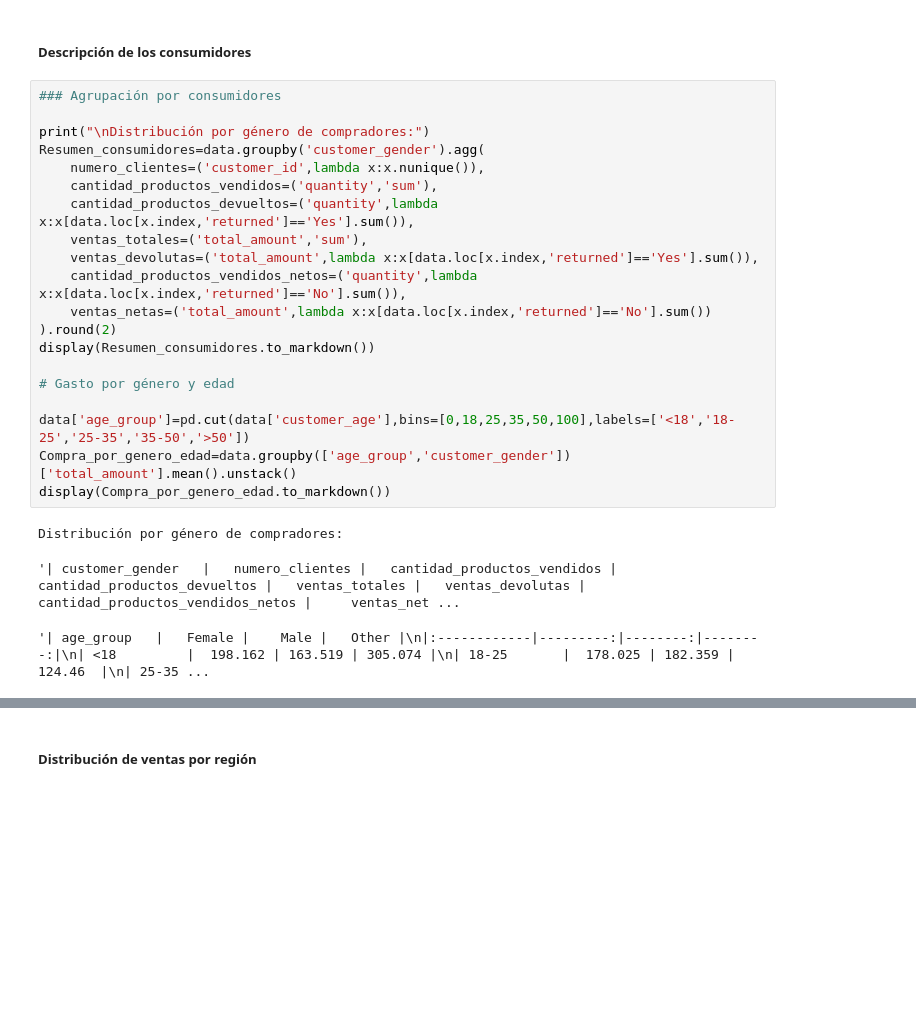
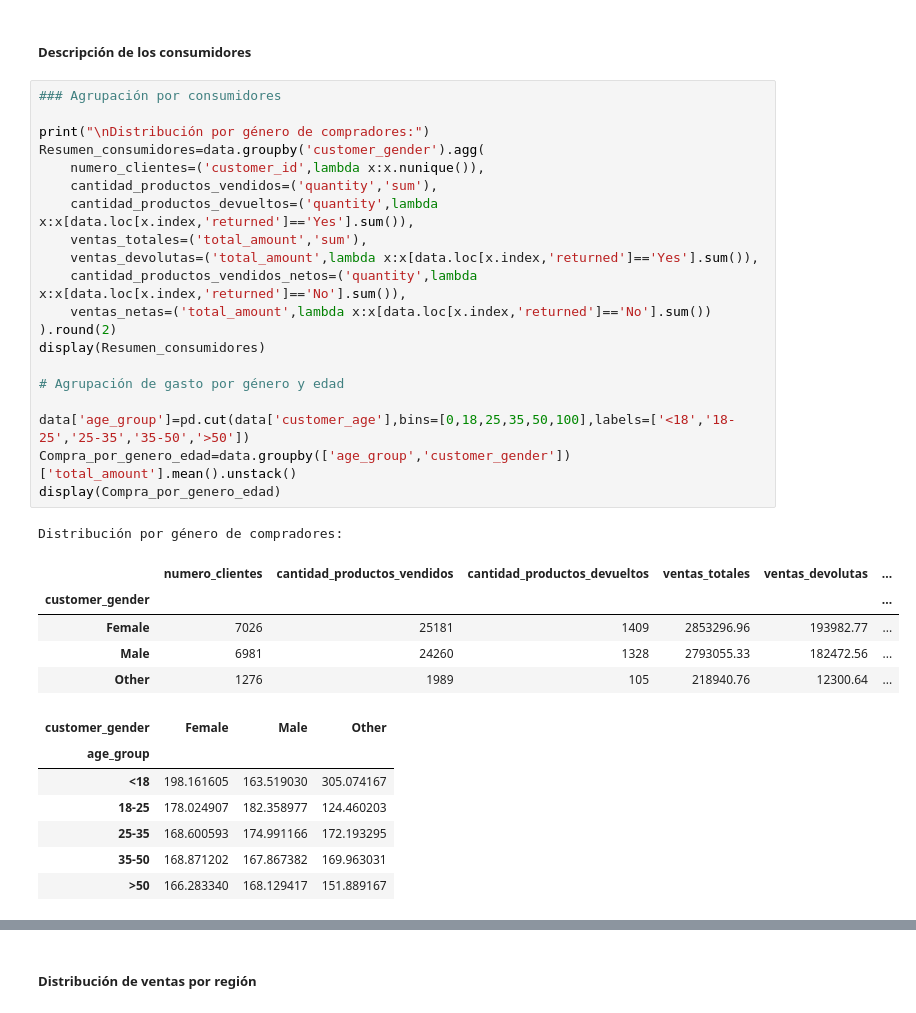
Before and after one commit to AdnachielBismarck/E-commerce-Sales_Transactions, a Jupyter notebook: E_commerce_Sales_Transactions.ipynb, the cells around one changed output, grey strips where cells are left out. Drawn from its saved outputs; the diff is of its cells as text; blank space fills up the shorter version.

```diff
--- a/E_commerce_Sales_Transactions.ipynb
+++ b/E_commerce_Sales_Transactions.ipynb
@@ -215,26 +215,36 @@ Name: count, dtype: int64
 # %%
 ### Agrupación por consumidores
 
 print("\nDistribución por género de compradores:")
 Resumen_consumidores=data.groupby('customer_gender').agg(
     numero_clientes=('customer_id',lambda x:x.nunique()),
     cantidad_productos_vendidos=('quantity','sum'),
     cantidad_productos_devueltos=('quantity',lambda x:x[data.loc[x.index,'returned']=='Yes'].sum()),
     ventas_totales=('total_amount','sum'),
     ventas_devolutas=('total_amount',lambda x:x[data.loc[x.index,'returned']=='Yes'].sum()),
     cantidad_productos_vendidos_netos=('quantity',lambda x:x[data.loc[x.index,'returned']=='No'].sum()),
     ventas_netas=('total_amount',lambda x:x[data.loc[x.index,'returned']=='No'].sum())
 ).round(2)
-display(Resumen_consumidores.to_markdown())
+display(Resumen_consumidores)
 
-# Gasto por género y edad
+# Agrupación de gasto por género y edad
 
 data['age_group']=pd.cut(data['customer_age'],bins=[0,18,25,35,50,100],labels=['<18','18-25','25-35','35-50','>50'])
 Compra_por_genero_edad=data.groupby(['age_group','customer_gender'])['total_amount'].mean().unstack()
-display(Compra_por_genero_edad.to_markdown())
+display(Compra_por_genero_edad)
 # %% [output]
 Distribución por género de compradores:
-'| customer_gender   |   numero_clientes |   cantidad_productos_vendidos |   cantidad_productos_devueltos |   ventas_totales |   ventas_devolutas |   cantidad_productos_vendidos_netos |     ventas_net ...
-'| age_group   |   Female |    Male |   Other |\n|:------------|---------:|--------:|--------:|\n| <18         |  198.162 | 163.519 | 305.074 |\n| 18-25       |  178.025 | 182.359 | 124.46  |\n| 25-35 ...
+|  | numero_clientes | cantidad_productos_vendidos | cantidad_productos_devueltos | ventas_totales | ventas_devolutas | ... |
+| customer_gender |  |  |  |  |  | ... |
+| Female | 7026 | 25181 | 1409 | 2853296.96 | 193982.77 | ... |
+| Male | 6981 | 24260 | 1328 | 2793055.33 | 182472.56 | ... |
+| Other | 1276 | 1989 | 105 | 218940.76 | 12300.64 | ... |
+| customer_gender | Female | Male | Other |
+| age_group |  |  |  |
+| <18 | 198.161605 | 163.519030 | 305.074167 |
+| 18-25 | 178.024907 | 182.358977 | 124.460203 |
+| 25-35 | 168.600593 | 174.991166 | 172.193295 |
+| 35-50 | 168.871202 | 167.867382 | 169.963031 |
+| >50 | 166.283340 | 168.129417 | 151.889167 |
 # %%
 #Gasto por edad y género
```
Also changed, not shown: parts of 8 cells of this notebook.
